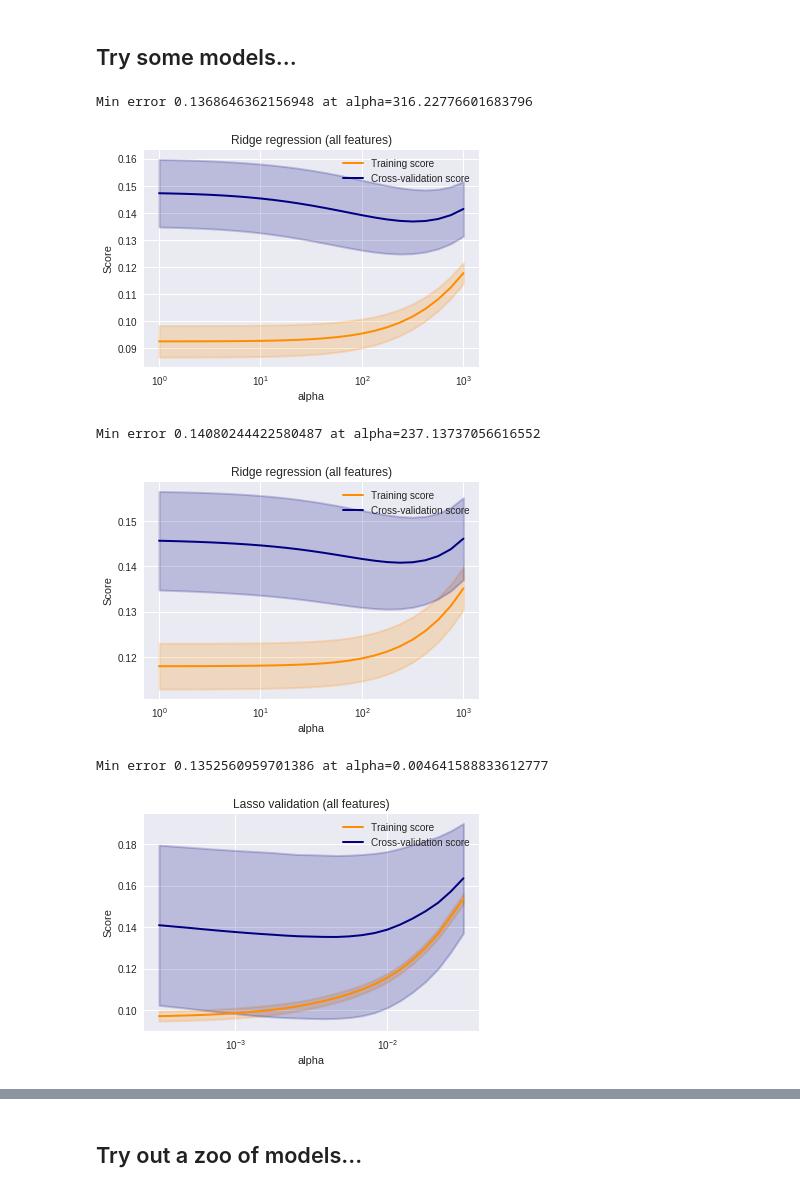
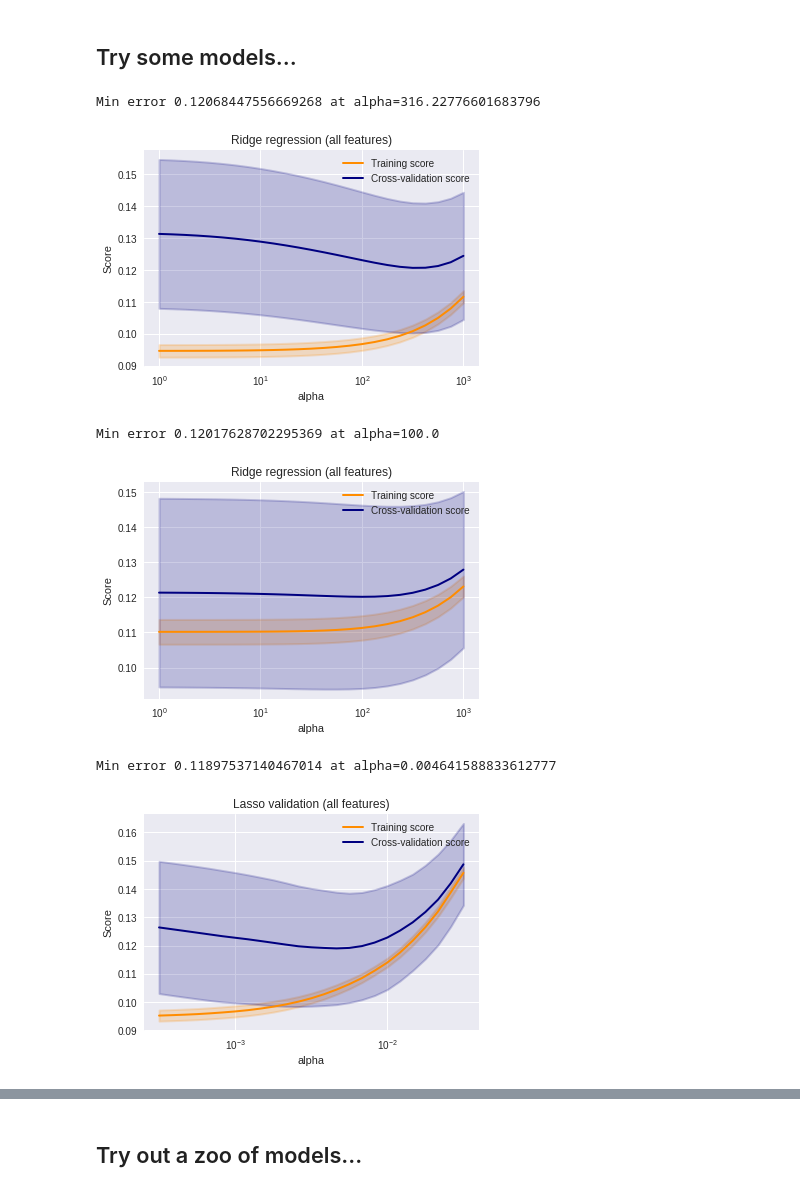
Before and after one commit to Hodapp87/kaggle-house-prices, a Jupyter notebook: Scratch for House Prices competition on Kaggle.ipynb, the cells around one changed output, grey strips where cells are left out. Saved outputs shown, nothing was run; the diff lists cells and outputs as text; code cells hidden in the pictures.

Commit message:
Remove some outliers; logarithm of GrLivArea. ~0.124 RMSE on Kaggle.

```diff
--- a/Scratch for House Prices competition on Kaggle.ipynb
+++ b/Scratch for House Prices competition on Kaggle.ipynb
@@ -300,7 +350,10 @@ def preprocess(df):
                PavedDrive   = df_get("PavedDrive",   pave),
                PoolQC       = df_get("PoolQC",       qual, True),
                Fence        = df_get("Fence",        fence, True),
+               # Other transformations:
+               GrLivArea    = numpy.log(df["GrLivArea"]),
               )
+    df2 = df2[df2.LotArea < 60000]
     return df2
 
 train = preprocess(train_raw)
@@ -576,24 +629,25 @@ def plot_validation(train_scores, test_scores, param_range, linear=False):
 # %%
 # First, Ridge regression on all features:
 rr = sklearn.linear_model.Ridge()
 alpha_range = numpy.logspace(0, 3, 25)
 train_scores, valid_scores = sklearn.model_selection.validation_curve(
     rr,
     train_X_all,
     train_Y,
     "alpha",
     alpha_range,
-    scoring = rmse)
+    scoring = rmse,
+    cv=10)
 valid_means = valid_scores.mean(axis=1)
 idx = numpy.argmin(valid_means)
 print("Min error {0} at alpha={1}".format(valid_means[idx], alpha_range[idx]))
 
 plt.title("Ridge regression (all features)")
 plt.xlabel("alpha")
 plot_validation(train_scores, valid_scores, alpha_range)
 # %% [output]
-Min error 0.1368646362156948 at alpha=316.22776601683796
+Min error 0.12068447556669268 at alpha=316.22776601683796
-[figure, old version]
+[figure, new version]
 # %%
 # and reduced features:
 rr = sklearn.linear_model.Ridge()
@@ -604,7 +658,8 @@ train_scores, valid_scores = sklearn.model_selection.validation_curve(
     train_Y,
     "alpha",
     alpha_range,
-    scoring = rmse)
+    scoring = rmse,
+    cv=10)
 valid_means = valid_scores.mean(axis=1)
 idx = numpy.argmin(valid_means)
 print("Min error {0} at alpha={1}".format(valid_means[idx], alpha_range[idx]))
@@ -613,8 +668,8 @@ plt.title("Ridge regression (all features)")
 plt.xlabel("alpha")
 plot_validation(train_scores, valid_scores, alpha_range)
 # %% [output]
-Min error 0.14080244422580487 at alpha=237.13737056616552
+Min error 0.12017628702295369 at alpha=100.0
-[figure, old version]
+[figure, new version]
 # %%
 # And Lasso regression on all features:
 lr = sklearn.linear_model.Lasso()
@@ -635,7 +690,7 @@ plt.title("Lasso validation (all features)")
 plt.xlabel("alpha")
 plot_validation(train_scores, valid_scores, alpha_range)
 # %% [output]
-Min error 0.1352560959701386 at alpha=0.004641588833612777
+Min error 0.11897537140467014 at alpha=0.004641588833612777
-[figure, old version]
+[figure, new version]
 # %%
 # And on reduced features:
```
Also changed, not shown: parts of 23 cells of this notebook.
